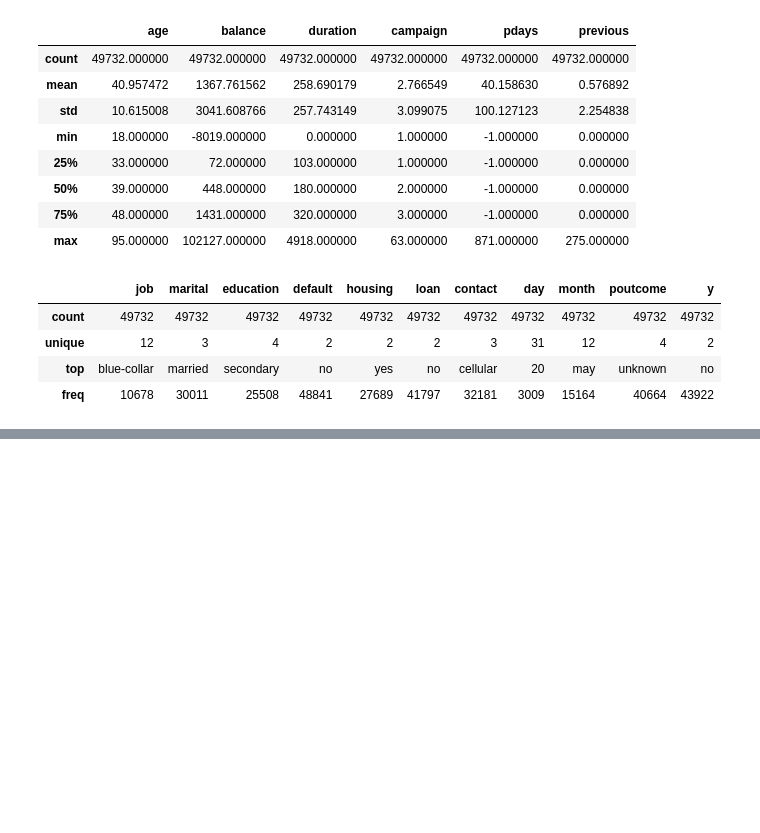
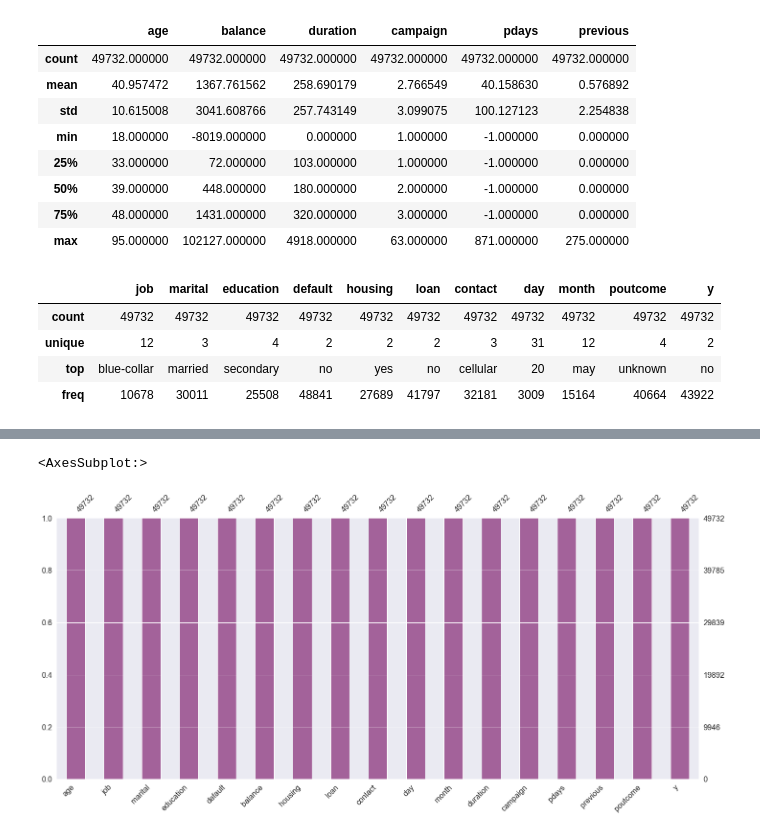
Before and after one commit to rhythmbhavsar/Bank-Marketing, a Jupyter notebook: Bank Marketing.ipynb, the cells around one changed output, grey strips where cells are left out. Cells and saved outputs as stored; diff of their text form; code cells hidden in the pictures; blank space fills up the shorter version.

```diff
--- a/Bank Marketing.ipynb
+++ b/Bank Marketing.ipynb
@@ -5,6 +5,7 @@ import matplotlib.pyplot as plt
 import seaborn as sns
 import missingno as msno
 %matplotlib inline
+sns.set(rc={'figure.figsize':(10,6)})
 # %%
 train=pd.read_csv('train.csv',sep=';')
 test=pd.read_csv('test.csv',sep=';')
@@ -137,0 +141,5 @@ bank.describe(include = 'category')
+# %%
+msno.bar(bank, color='#a3629a')
+# %% [output]
+<AxesSubplot:>
+[figure, added]
```
Also changed, not shown: parts of 25 cells of this notebook.
